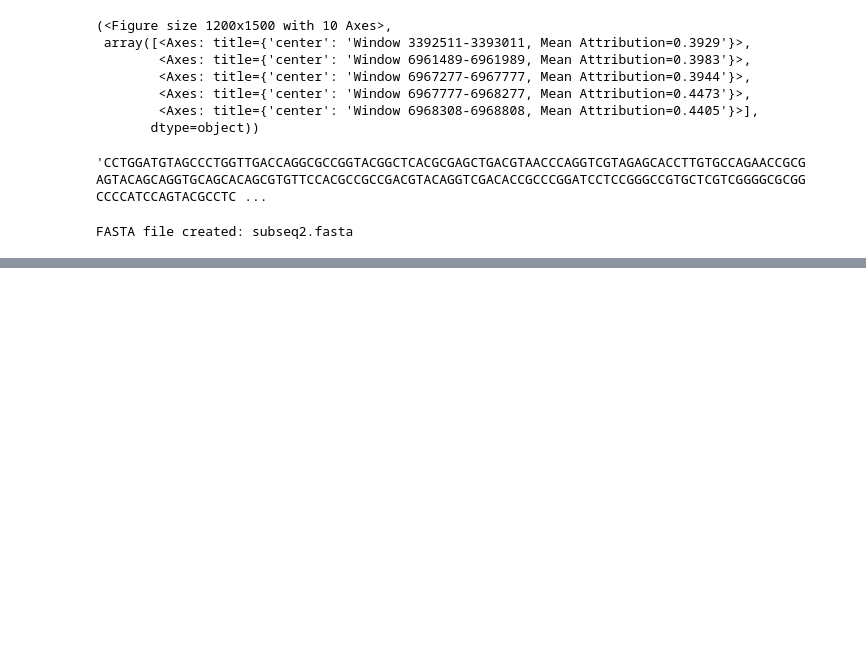
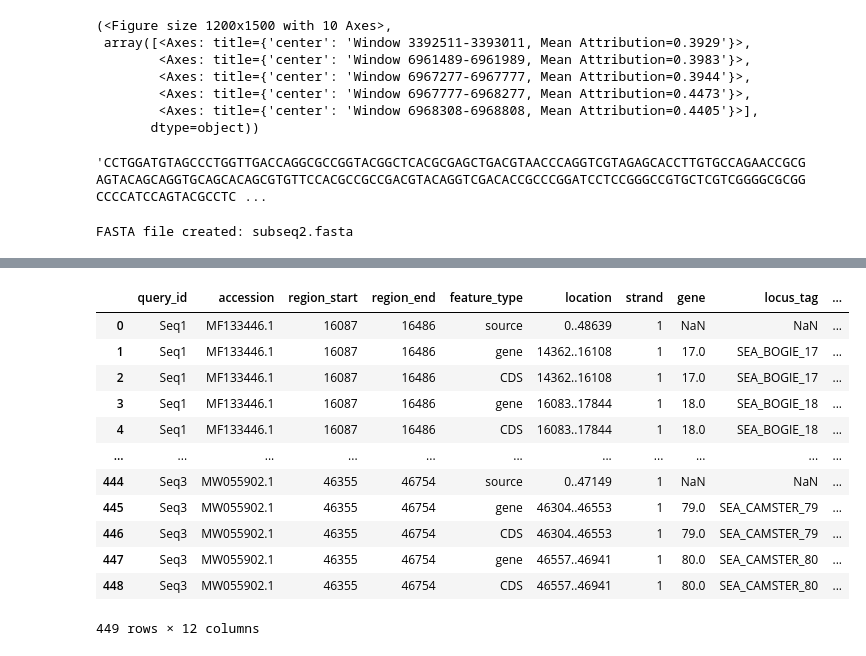
Before and after one commit to arthurbabey/gradcam1D, a Jupyter notebook: keras2torch.ipynb, the cells around one changed output, grey strips where cells are left out. Saved outputs shown, nothing was run; the diff lists cells and outputs as text; code cells hidden in the pictures; blank space fills up the shorter version.

```diff
--- a/keras2torch.ipynb
+++ b/keras2torch.ipynb
@@ -452,0 +583,18 @@ FASTA file created: subseq2.fasta
+# %%
+blast_summary = pd.read_csv('results_phage_222_20250403_164840/blast_features_summary.tsv', sep='\t')
+# %%
+blast_summary
+# %% [output]
+|  | query_id | accession | region_start | region_end | feature_type | location | strand | gene | locus_tag | ... |
+| 0 | Seq1 | MF133446.1 | 16087 | 16486 | source | 0..48639 | 1 | NaN | NaN | ... |
+| 1 | Seq1 | MF133446.1 | 16087 | 16486 | gene | 14362..16108 | 1 | 17.0 | SEA_BOGIE_17 | ... |
+| 2 | Seq1 | MF133446.1 | 16087 | 16486 | CDS | 14362..16108 | 1 | 17.0 | SEA_BOGIE_17 | ... |
+| 3 | Seq1 | MF133446.1 | 16087 | 16486 | gene | 16083..17844 | 1 | 18.0 | SEA_BOGIE_18 | ... |
+| 4 | Seq1 | MF133446.1 | 16087 | 16486 | CDS | 16083..17844 | 1 | 18.0 | SEA_BOGIE_18 | ... |
+| ... | ... | ... | ... | ... | ... | ... | ... | ... | ... | ... |
+| 444 | Seq3 | MW055902.1 | 46355 | 46754 | source | 0..47149 | 1 | NaN | NaN | ... |
+| 445 | Seq3 | MW055902.1 | 46355 | 46754 | gene | 46304..46553 | 1 | 79.0 | SEA_CAMSTER_79 | ... |
+| 446 | Seq3 | MW055902.1 | 46355 | 46754 | CDS | 46304..46553 | 1 | 79.0 | SEA_CAMSTER_79 | ... |
+| 447 | Seq3 | MW055902.1 | 46355 | 46754 | gene | 46557..46941 | 1 | 80.0 | SEA_CAMSTER_80 | ... |
+| 448 | Seq3 | MW055902.1 | 46355 | 46754 | CDS | 46557..46941 | 1 | 80.0 | SEA_CAMSTER_80 | ... |
+449 rows × 12 columns
```
Also changed, not shown: parts of 28 cells of this notebook, 9 other files.
